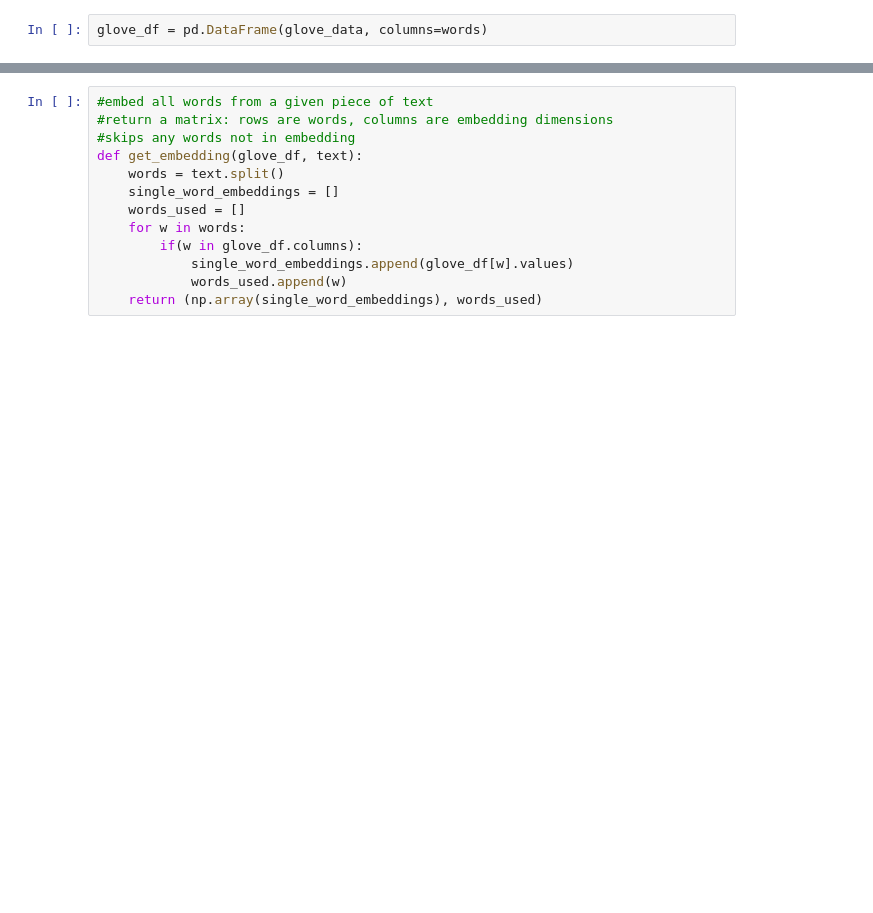
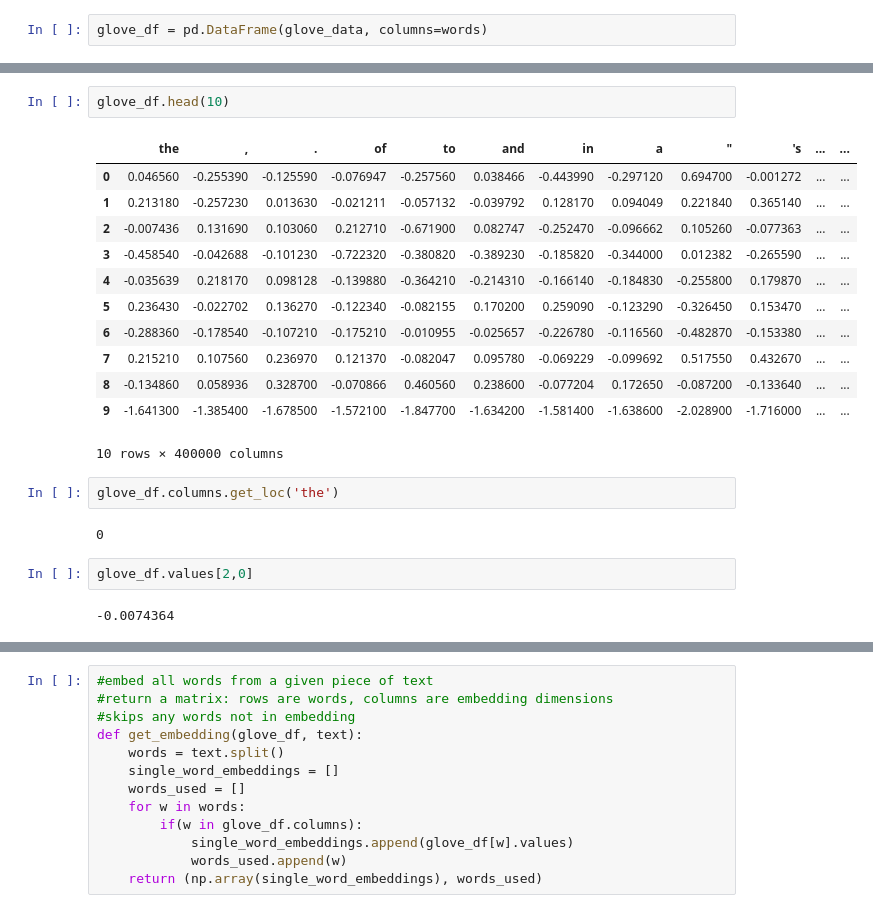
Before and after one commit to cjstoneking/classify_success_or_failure, a Jupyter notebook: startup_analysis_02_v02.ipynb, the cells around one changed output, grey strips where cells are left out. Drawn from its saved outputs; the diff is of its cells as text; blank space fills up the shorter version.

```diff
--- a/startup_analysis_02_v02.ipynb
+++ b/startup_analysis_02_v02.ipynb
@@ -389,0 +441,23 @@ glove_df.head(10)
+# %%
+glove_df.head(10)
+# %% [output]
+|  | the | , | . | of | to | and | in | a | " | 's | ... | ... |
+| 0 | 0.046560 | -0.255390 | -0.125590 | -0.076947 | -0.257560 | 0.038466 | -0.443990 | -0.297120 | 0.694700 | -0.001272 | ... | ... |
+| 1 | 0.213180 | -0.257230 | 0.013630 | -0.021211 | -0.057132 | -0.039792 | 0.128170 | 0.094049 | 0.221840 | 0.365140 | ... | ... |
+| 2 | -0.007436 | 0.131690 | 0.103060 | 0.212710 | -0.671900 | 0.082747 | -0.252470 | -0.096662 | 0.105260 | -0.077363 | ... | ... |
+| 3 | -0.458540 | -0.042688 | -0.101230 | -0.722320 | -0.380820 | -0.389230 | -0.185820 | -0.344000 | 0.012382 | -0.265590 | ... | ... |
+| 4 | -0.035639 | 0.218170 | 0.098128 | -0.139880 | -0.364210 | -0.214310 | -0.166140 | -0.184830 | -0.255800 | 0.179870 | ... | ... |
+| 5 | 0.236430 | -0.022702 | 0.136270 | -0.122340 | -0.082155 | 0.170200 | 0.259090 | -0.123290 | -0.326450 | 0.153470 | ... | ... |
+| 6 | -0.288360 | -0.178540 | -0.107210 | -0.175210 | -0.010955 | -0.025657 | -0.226780 | -0.116560 | -0.482870 | -0.153380 | ... | ... |
+| 7 | 0.215210 | 0.107560 | 0.236970 | 0.121370 | -0.082047 | 0.095780 | -0.069229 | -0.099692 | 0.517550 | 0.432670 | ... | ... |
+| 8 | -0.134860 | 0.058936 | 0.328700 | -0.070866 | 0.460560 | 0.238600 | -0.077204 | 0.172650 | -0.087200 | -0.133640 | ... | ... |
+| 9 | -1.641300 | -1.385400 | -1.678500 | -1.572100 | -1.847700 | -1.634200 | -1.581400 | -1.638600 | -2.028900 | -1.716000 | ... | ... |
+10 rows × 400000 columns
+# %%
+glove_df.columns.get_loc('the')
+# %% [output]
+0
+# %%
+glove_df.values[2,0]
+# %% [output]
+-0.0074364
```
Also changed, not shown: parts of 27 cells of this notebook.
